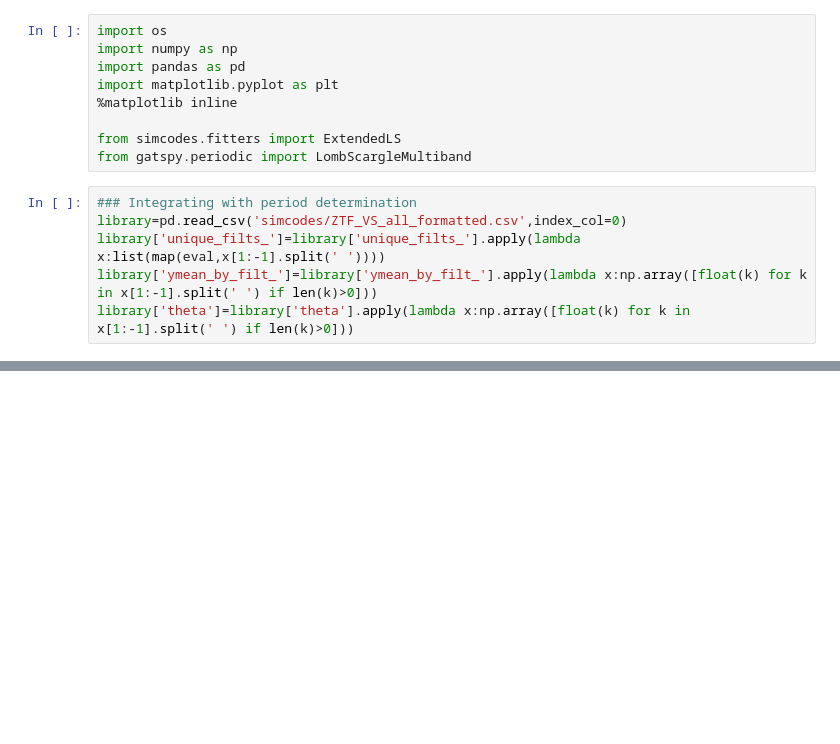
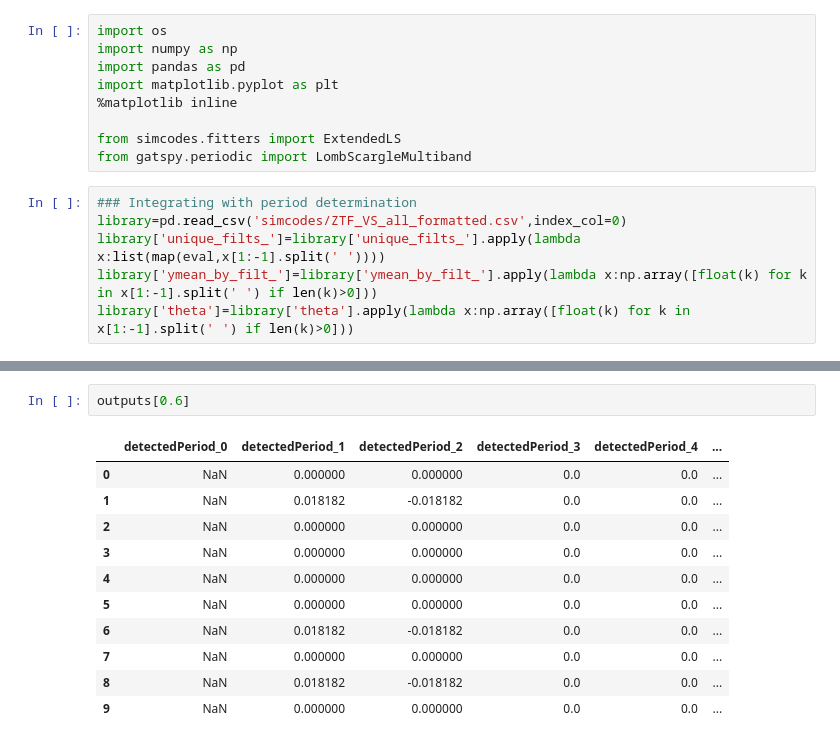
Before and after one commit to ShrRa/periodRecoveryMetric, a Jupyter notebook: InvestigatePhaseGapLocation.ipynb, the cells around one changed output, grey strips where cells are left out. Cells and saved outputs as stored; diff of their text form; blank space fills up the shorter version.

```diff
--- a/InvestigatePhaseGapLocation.ipynb
+++ b/InvestigatePhaseGapLocation.ipynb
@@ -91,0 +166,14 @@ libraryShort['diffPeriod']=libraryShort['_best_period']-libraryShort['detectedPe
+# %%
+outputs[0.6]
+# %% [output]
+|  | detectedPeriod_0 | detectedPeriod_1 | detectedPeriod_2 | detectedPeriod_3 | detectedPeriod_4 | ... |
+| 0 | NaN | 0.000000 | 0.000000 | 0.0 | 0.0 | ... |
+| 1 | NaN | 0.018182 | -0.018182 | 0.0 | 0.0 | ... |
+| 2 | NaN | 0.000000 | 0.000000 | 0.0 | 0.0 | ... |
+| 3 | NaN | 0.000000 | 0.000000 | 0.0 | 0.0 | ... |
+| 4 | NaN | 0.000000 | 0.000000 | 0.0 | 0.0 | ... |
+| 5 | NaN | 0.000000 | 0.000000 | 0.0 | 0.0 | ... |
+| 6 | NaN | 0.018182 | -0.018182 | 0.0 | 0.0 | ... |
+| 7 | NaN | 0.000000 | 0.000000 | 0.0 | 0.0 | ... |
+| 8 | NaN | 0.018182 | -0.018182 | 0.0 | 0.0 | ... |
+| 9 | NaN | 0.000000 | 0.000000 | 0.0 | 0.0 | ... |
```
Also changed, not shown: parts of 18 cells of this notebook.
